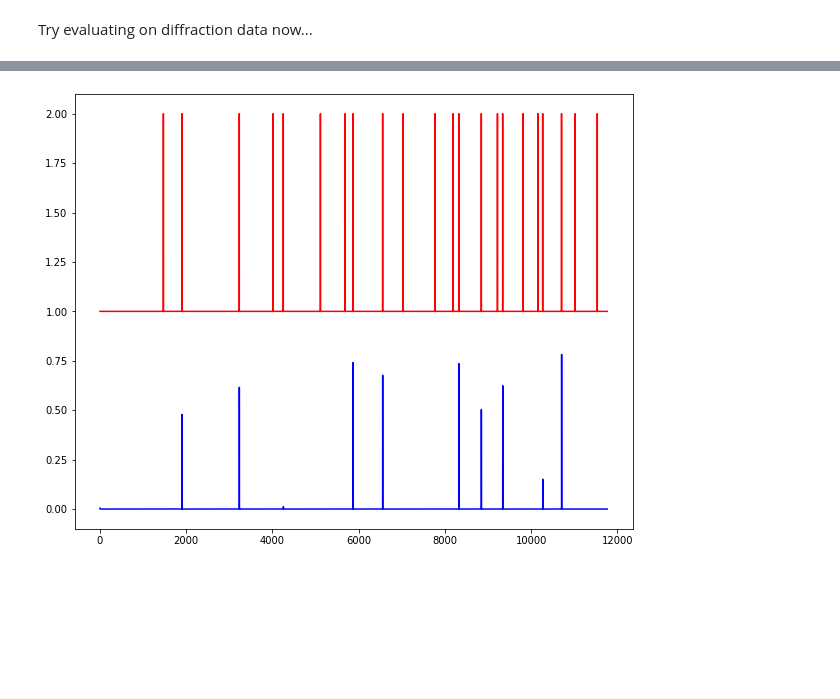
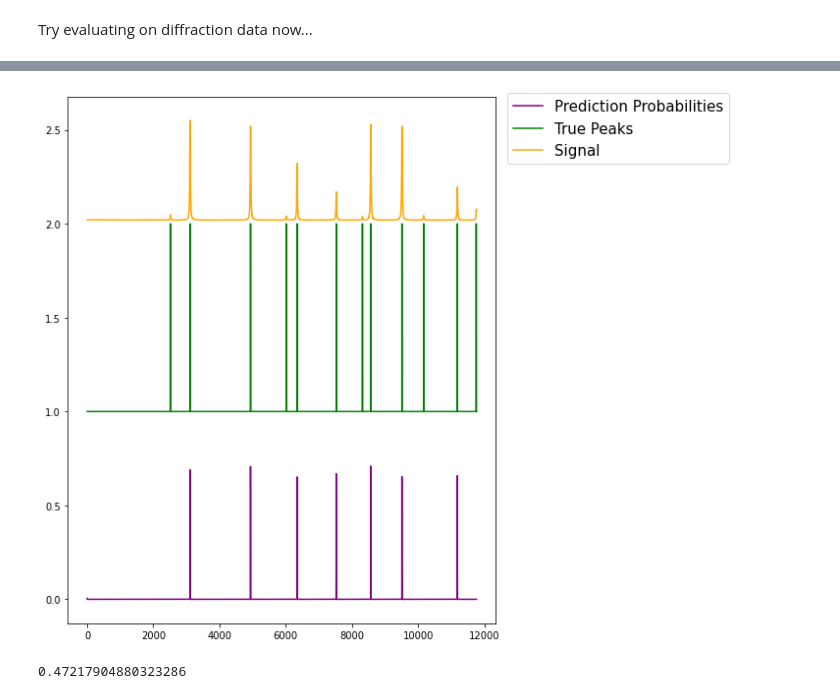
Before and after one commit to soniahasko/internship_2025, a Jupyter notebook: RNN_files/testing_diffraction_nogen.ipynb, the cells around one changed output, grey strips where cells are left out. Cells and saved outputs as stored; diff of their text form; code cells hidden in the pictures; blank space fills up the shorter version.

Commit message:
Evaluated, plotted, found f1 scores for model trained on Gaussians signals with varying amplitudes.

```diff
--- a/RNN_files/testing_diffraction_nogen.ipynb
+++ b/RNN_files/testing_diffraction_nogen.ipynb
@@ -45,7 +44,7 @@ Run this cell and not the one after if using simulated diffraction data.
 # %% [markdown]
 Run this cell and not the previous one if using simulated Gaussian signals.
 # %%
-path = '/nsls2/users/shasko/Repos/internship_2025/datasets/math_functions_smalldataset.nc'
+path = '/nsls2/users/shasko/Repos/internship_2025/saved_data/gaussian_functions_smalldataset_varying_amps.nc'
 ds = xr.open_dataset(path, engine="netcdf4")
 
 gaussians = ds["Gaussians"].values
@@ -56,6 +55,13 @@ x = ds["x"].values
 window_size = 1000
 # %% [output]
 <class 'numpy.ndarray'>
+# %%
+for j in range(binary.shape[0]):
+    idx = np.where(binary[j] == 1)[0][0] # because there's only 1 "1" we can use [0][0]
+    binary[j][idx - 2] = 1
+    binary[j][idx - 1] = 1
+    binary[j][idx + 1] = 1
+    binary[j][idx + 2] = 1
 # %%
 ds
 # %% [output]
@@ -72,6 +78,13 @@ Data variables:
 tv_gaussians, test_gaussians, tv_binary, test_binary = train_test_split(gaussians, binary, test_size=0.2, shuffle=False)
 # %%
 train_gaussians, val_gaussians, train_binary, val_binary = train_test_split(tv_gaussians, tv_binary, test_size=0.25, shuffle=False)
+# %%
+from sklearn.preprocessing import MinMaxScaler
+
+scale_gauss = MinMaxScaler()
+train_gaussians_sc = scale_gauss.fit_transform(train_gaussians)
+val_gaussians_sc = scale_gauss.transform(val_gaussians)
+test_gaussians_sc = scale_gauss.transform(test_gaussians)
 # %%
 import wfdb
 from wfdb.processing import (
@@ -121,9 +134,9 @@ es_callback = tf.keras.callbacks.EarlyStopping(monitor='loss',
                                               min_delta=1e-5,
                                               verbose=2)
 # %%
-train_gaussians_reshaped = train_gaussians.reshape(train_gaussians.shape[0], train_gaussians.shape[1], 1)
-val_gaussians_reshaped = val_gaussians.reshape(val_gaussians.shape[0], val_gaussians.shape[1], 1)
-test_gaussians_reshaped = test_gaussians.reshape(test_gaussians.shape[0], test_gaussians.shape[1], 1)
+train_gaussians_reshaped = train_gaussians_sc.reshape(train_gaussians_sc.shape[0], train_gaussians_sc.shape[1], 1)
+val_gaussians_reshaped = val_gaussians_sc.reshape(val_gaussians_sc.shape[0], val_gaussians_sc.shape[1], 1)
+test_gaussians_reshaped = test_gaussians_sc.reshape(test_gaussians_sc.shape[0], test_gaussians_sc.shape[1], 1)
 # %%
 train_binary_reshaped = train_binary.reshape(train_binary.shape[0], train_binary.shape[1], 1)
 val_binary_reshaped = val_binary.reshape(val_binary.shape[0], val_binary.shape[1], 1)
@@ -287,8 +312,21 @@ WARNING:tensorflow:Model was constructed with shape (None, 1000, 1) for input Ke
 # %%
 plt.figure(figsize=(10,8))
-idx=200
-plt.plot(pred_diff[idx], color='blue', label='Pred')
-plt.plot(binary_diff_reshaped[idx] + 1, color='red', label='True')
+idx=9
+
+plt.plot(pred_diff[idx], color='purple', label='Prediction Probabilities')
+plt.plot(binary_diff_reshaped[idx] + 1, color='green', label='True Peaks')
+plt.plot(intensities_diff_sc_reshaped[idx] + 2.02, color='orange', label='Signal')
+plt.legend(bbox_to_anchor=(1.01, 1.02), loc='upper left', fontsize=15)
+plt.tight_layout()
+plt.savefig('/nsls2/users/shasko/Repos/internship_2025/saved_figures/diff_jul2_idx9.png')
 plt.show()
 # %% [output]
-[figure, old version]
+[figure, new version]
+# %%
+threshold = 0.35
+pred_diff_adjusted_sklearn = (pred_diff >= threshold).astype(int)
+binary_diff_reshaped = binary_diff_reshaped.astype(int)
+f1 = f1_score(binary_diff_reshaped.squeeze(), pred_diff_adjusted_sklearn.squeeze(), average='micro')
+print(f1)
+# %% [output]
+0.47217904880323286
```
Also changed, not shown: parts of 14 cells of this notebook, 4 other files.
